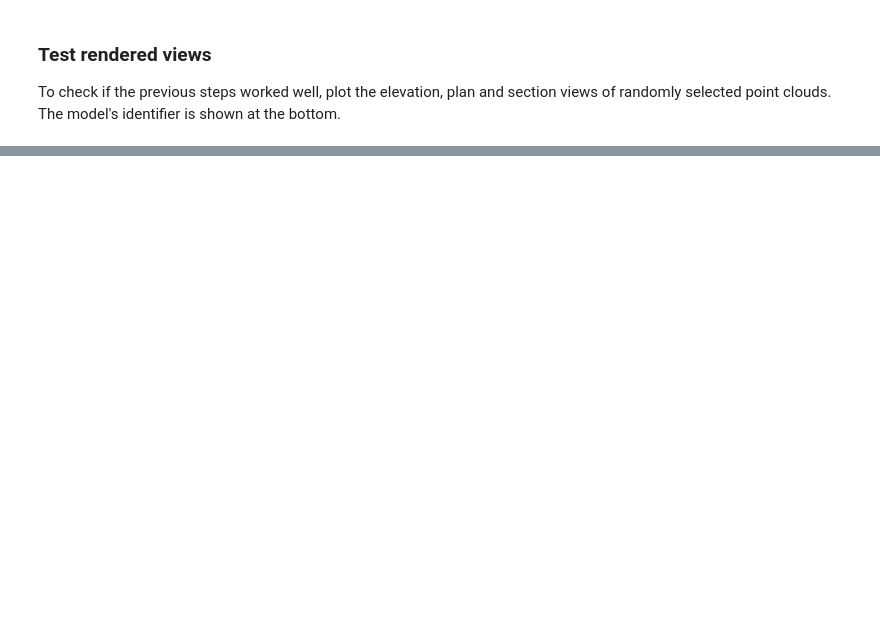
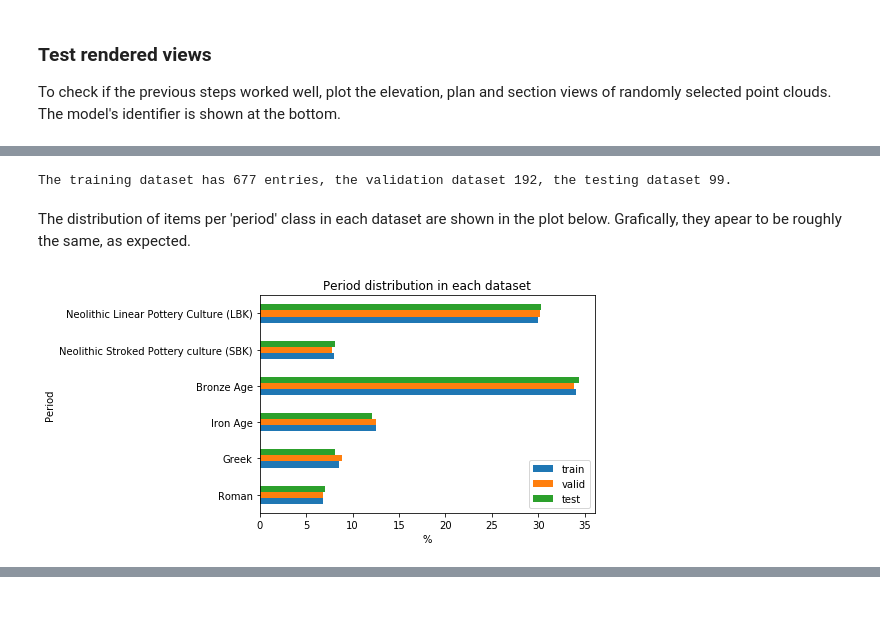
Before and after one commit to aot29/pottery_classifier, a Jupyter notebook: 02_Generate_views_and_texture_images.ipynb, the cells around one changed output, grey strips where cells are left out. Saved outputs shown, nothing was run; the diff lists cells and outputs as text; code cells hidden in the pictures; blank space fills up the shorter version.

Commit message:
train, validate and test datasets

```diff
--- a/02_Generate_views_and_texture_images.ipynb
+++ b/02_Generate_views_and_texture_images.ipynb
@@ -10,5 +10,11 @@ import os
 
 # reload the cleaned-up data
 metadata_df = pd.read_csv(os.path.join('data', 'metadata.csv'), index_col=False)
+
+# after attempting to download the models, it apperas that some 3D-models are unavailable
+unavailable = ['90ed2b7744134172bc8a24e37431ad39']
+available_idx = [uid not in unavailable for uid in metadata_df.id]
+metadata_df = metadata_df[available_idx]
+
 print('There are {} 3D-models in the dataset.'.format(metadata_df.shape[0]))
 # %% [output]
@@ -551,0 +532,38 @@ np.savez_compressed(os.path.join(NPZ_DIR, 'textures.npz'),
+# %%
+from sklearn.model_selection import train_test_split
+import warnings
+warnings.simplefilter(action='ignore', category=FutureWarning)
+
+metadata_tr, metadata_te = train_test_split(metadata_df, train_size=0.7, stratify=metadata_df['period'], random_state=0)
+metadata_va, metadata_te = train_test_split(metadata_te, train_size=0.66, stratify=metadata_te['period'], random_state=0)
+print('The training dataset has {} entries, the validation dataset {}, the testing dataset {}.'.format(len(metadata_tr), len(metadata_va), len(metadata_te)))
+# %% [output]
+The training dataset has 677 entries, the validation dataset 192, the testing dataset 99.
+# %% [markdown]
+The distribution of items per 'period' class in each dataset are shown in the plot below. Grafically, they apear to be roughly the same, as expected.
+# %%
+import matplotlib.pyplot as plt
+
+# count items by period
+counts = pd.DataFrame()
+# training dataset
+counts['train'] = 100*metadata_tr['period'].value_counts() / len(metadata_tr)
+# validation dataset
+counts['valid'] = 100*metadata_va['period'].value_counts() / len(metadata_va)
+# testing dataset
+counts['test'] = 100*metadata_te['period'].value_counts() / len(metadata_te)
+
+# reindex chronologically top to bottom
+antiquity = [
+    'Neolithic Linear Pottery Culture (LBK)', 'Neolithic Stroked Pottery culture (SBK)',
+    'Bronze Age', 'Iron Age', 'Greek', 'Roman'] # periods in chronological order
+counts = counts.reindex(antiquity).iloc[::-1]
+
+# horizontal bar plot
+counts.plot.barh()
+plt.xlabel('%')
+plt.ylabel('Period')
+plt.title('Period distribution in each dataset')
+plt.show();
+# %% [output]
+[figure, added]
```
Also changed, not shown: parts of 15 cells of this notebook, 10 other files.
